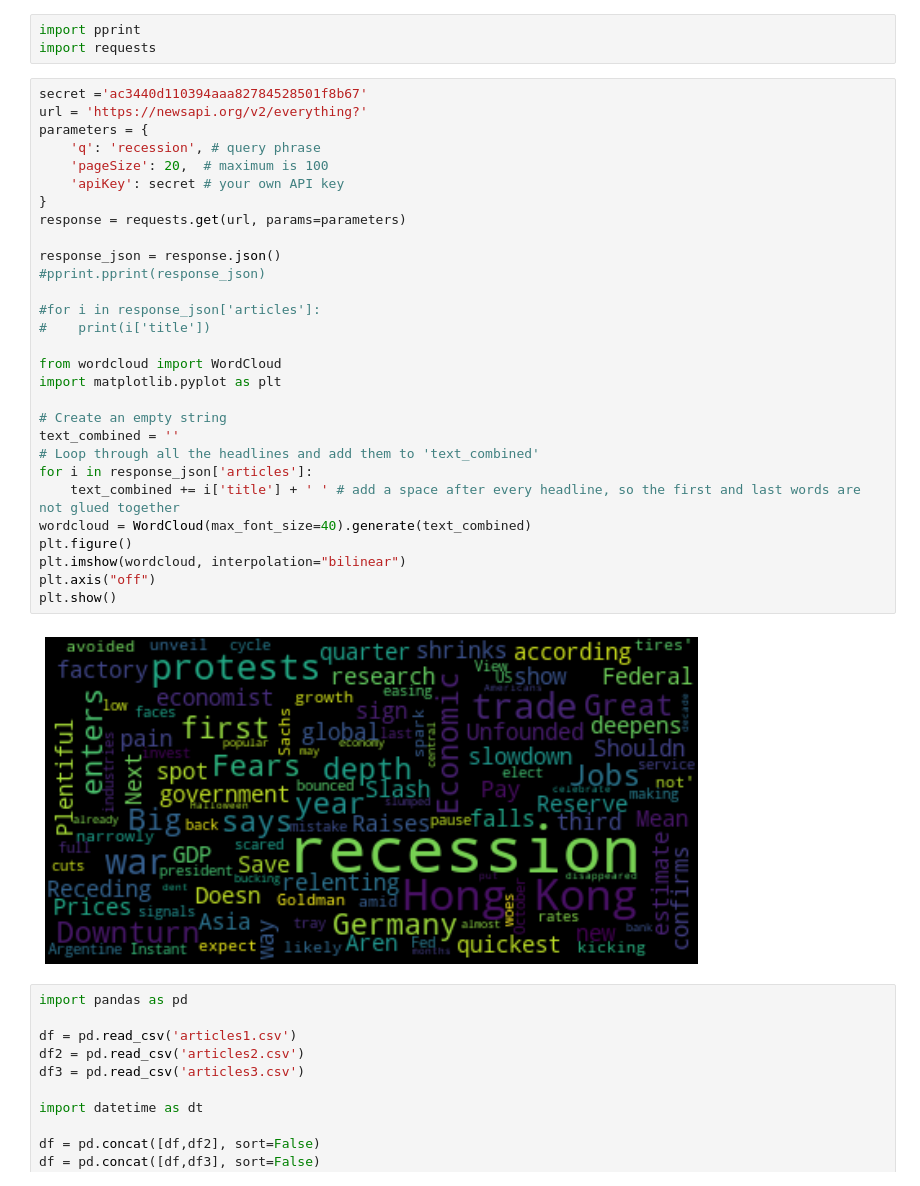
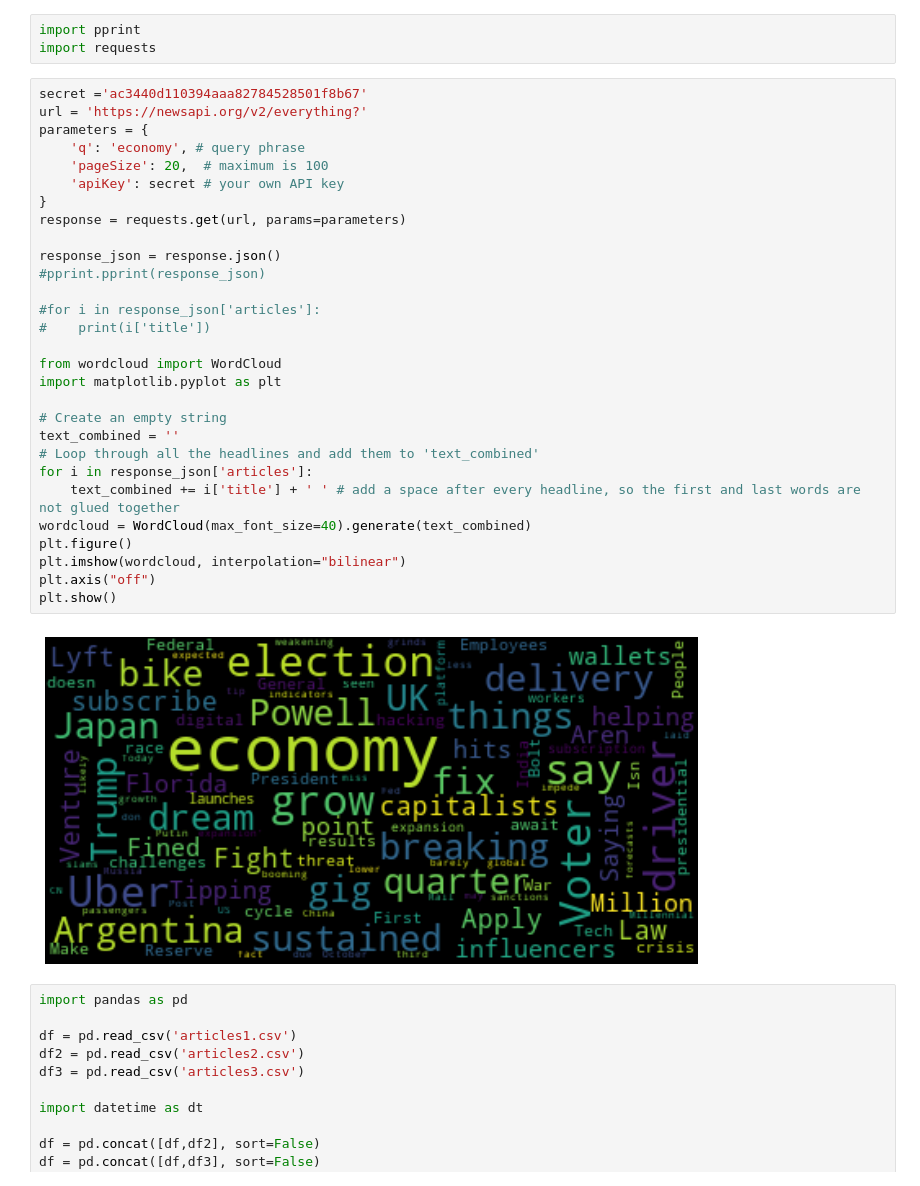
Before and after one commit to brunnatorino/Political-Communication-and-Data-Analytics, a Jupyter notebook: Untitled.ipynb, the cells around one changed output. Drawn from its saved outputs; the diff is of its cells as text.

```diff
--- a/Untitled.ipynb
+++ b/Untitled.ipynb
@@ -4,34 +4,34 @@ import requests
 # %%
 secret ='ac3440d110394aaa82784528501f8b67'
 url = 'https://newsapi.org/v2/everything?'
 parameters = {
-    'q': 'recession', # query phrase
+    'q': 'economy', # query phrase
     'pageSize': 20,  # maximum is 100
     'apiKey': secret # your own API key
 }
 response = requests.get(url, params=parameters)
 
 response_json = response.json()
 #pprint.pprint(response_json)
 
 #for i in response_json['articles']:
 #    print(i['title'])
 
 from wordcloud import WordCloud
 import matplotlib.pyplot as plt
 
 # Create an empty string
 text_combined = ''
 # Loop through all the headlines and add them to 'text_combined'
 for i in response_json['articles']:
     text_combined += i['title'] + ' ' # add a space after every headline, so the first and last words are not glued together
 wordcloud = WordCloud(max_font_size=40).generate(text_combined)
 plt.figure()
 plt.imshow(wordcloud, interpolation="bilinear")
 plt.axis("off")
 plt.show()
 # %% [output]
-[figure, old version]
+[figure, new version]
 # %%
 import pandas as pd
 
```
Also changed, not shown: parts of 29 cells of this notebook.
